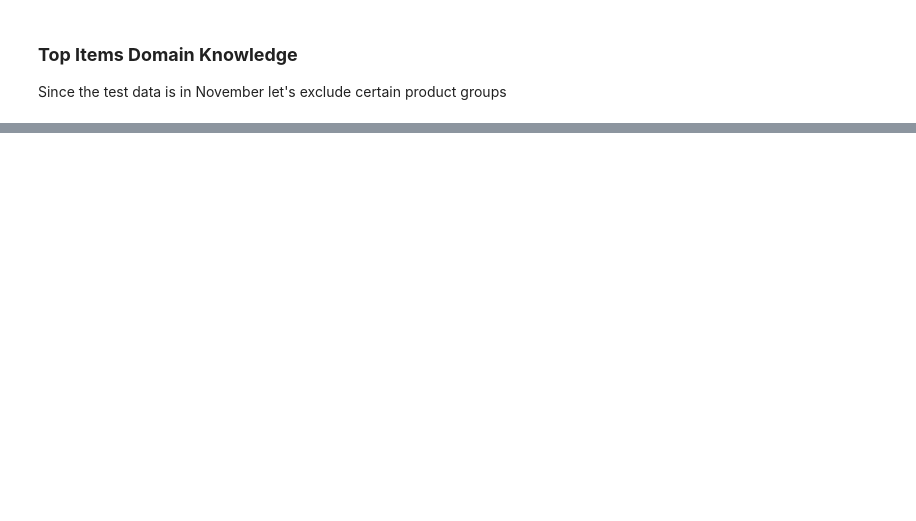
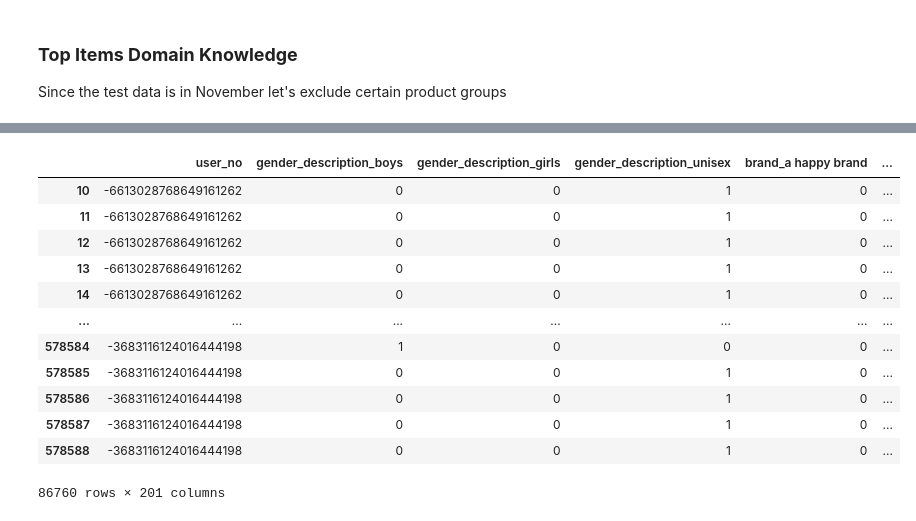
Before and after one commit to msvensson222/tfrs-retail-example, a Jupyter notebook: TFRS_Demo.ipynb, the cells around one changed output, grey strips where cells are left out. Saved outputs shown, nothing was run; the diff lists cells and outputs as text; code cells hidden in the pictures; blank space fills up the shorter version.

```diff
--- a/TFRS_Demo.ipynb
+++ b/TFRS_Demo.ipynb
@@ -433,0 +464,18 @@ tf.Tensor(0.061, shape=(), dtype=float32)
+# %%
+train_df_one_hot = pd.get_dummies(train_df_filtered[['user_no', 'gender_description', 'brand', 'product_group']],
+                                  columns=['gender_description', 'brand', 'product_group'])
+train_df_one_hot
+# %% [output]
+|  | user_no | gender_description_boys | gender_description_girls | gender_description_unisex | brand_a happy brand | ... |
+| 10 | -6613028768649161262 | 0 | 0 | 1 | 0 | ... |
+| 11 | -6613028768649161262 | 0 | 0 | 1 | 0 | ... |
+| 12 | -6613028768649161262 | 0 | 0 | 1 | 0 | ... |
+| 13 | -6613028768649161262 | 0 | 0 | 1 | 0 | ... |
+| 14 | -6613028768649161262 | 0 | 0 | 1 | 0 | ... |
+| ... | ... | ... | ... | ... | ... | ... |
+| 578584 | -3683116124016444198 | 1 | 0 | 0 | 0 | ... |
+| 578585 | -3683116124016444198 | 0 | 0 | 1 | 0 | ... |
+| 578586 | -3683116124016444198 | 0 | 0 | 1 | 0 | ... |
+| 578587 | -3683116124016444198 | 0 | 0 | 1 | 0 | ... |
+| 578588 | -3683116124016444198 | 0 | 0 | 1 | 0 | ... |
+86760 rows × 201 columns
```
Also changed, not shown: parts of 31 cells of this notebook.
